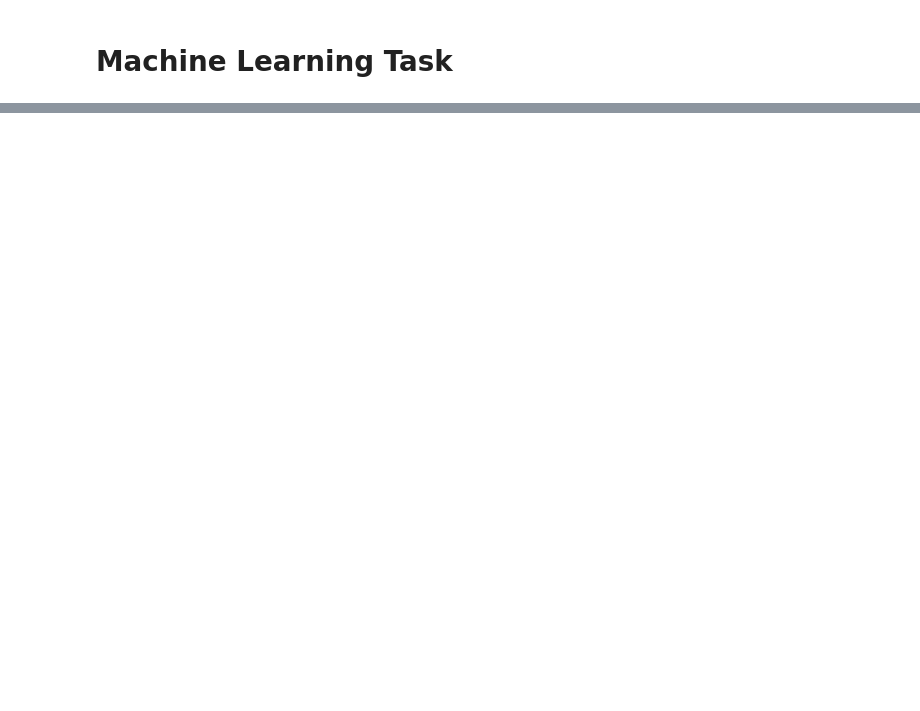
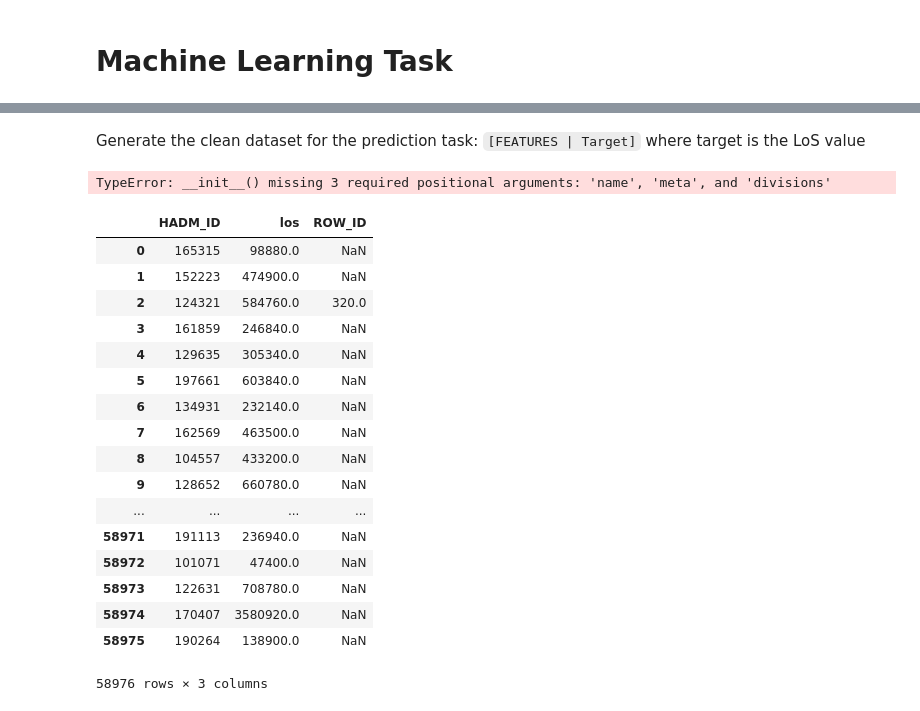
Before and after one commit to msramalho/fcup-bdcc, a Jupyter notebook: p2/BDCC_p2_dask.ipynb, the cells around one changed output, grey strips where cells are left out. Saved outputs shown, nothing was run; the diff lists cells and outputs as text; code cells hidden in the pictures; blank space fills up the shorter version.

Commit message:
LoS analysis + started ML task

```diff
--- a/p2/BDCC_p2_dask.ipynb
+++ b/p2/BDCC_p2_dask.ipynb
@@ -145,0 +155,3 @@ icu_hist(df, 261926)
+# %%
+df_a = read_admissions()
+df_a.head()
@@ -146,2 +183,8 @@ icu_hist(df, 261926)
 # %% [markdown]
 # Machine Learning Task
+# %%
+# get the LoS for each admission
+df_los = (df_a.DISCHTIME - df_a.ADMITTIME).dt.total_seconds().compute().to_frame()
+df_los.columns = ["los"]
+df_los["HADM_ID"] = df_a.HADM_ID
+df_los.head()
@@ -147,0 +198,9 @@ icu_hist(df, 261926)
+# %% [markdown]
+Generate the clean dataset for the prediction task: `[FEATURES | Target]` where target is the LoS value
+# %%
+ds = df_los[["HADM_ID", "los"]]
+# %%
+cgids = dd.DataFrame(df.groupby("HADM_ID")["CGID"].count().compute());
+events = df.groupby("HADM_ID")["ROW_ID"].count().compute();
+# %% [output]
+TypeError: __init__() missing 3 required positional arguments: 'name', 'meta', and 'divisions'
@@ -147,0 +210,21 @@ icu_hist(df, 261926)
+# %%
+ds.join(events, on="HADM_ID")
+# %% [output]
+|  | HADM_ID | los | ROW_ID |
+| 0 | 165315 | 98880.0 | NaN |
+| 1 | 152223 | 474900.0 | NaN |
+| 2 | 124321 | 584760.0 | 320.0 |
+| 3 | 161859 | 246840.0 | NaN |
+| 4 | 129635 | 305340.0 | NaN |
+| 5 | 197661 | 603840.0 | NaN |
+| 6 | 134931 | 232140.0 | NaN |
+| 7 | 162569 | 463500.0 | NaN |
+| 8 | 104557 | 433200.0 | NaN |
+| 9 | 128652 | 660780.0 | NaN |
+| ... | ... | ... | ... |
+| 58971 | 191113 | 236940.0 | NaN |
+| 58972 | 101071 | 47400.0 | NaN |
+| 58973 | 122631 | 708780.0 | NaN |
+| 58974 | 170407 | 3580920.0 | NaN |
+| 58975 | 190264 | 138900.0 | NaN |
+58976 rows × 3 columns
```
Also changed, not shown: parts of 8 cells of this notebook.
